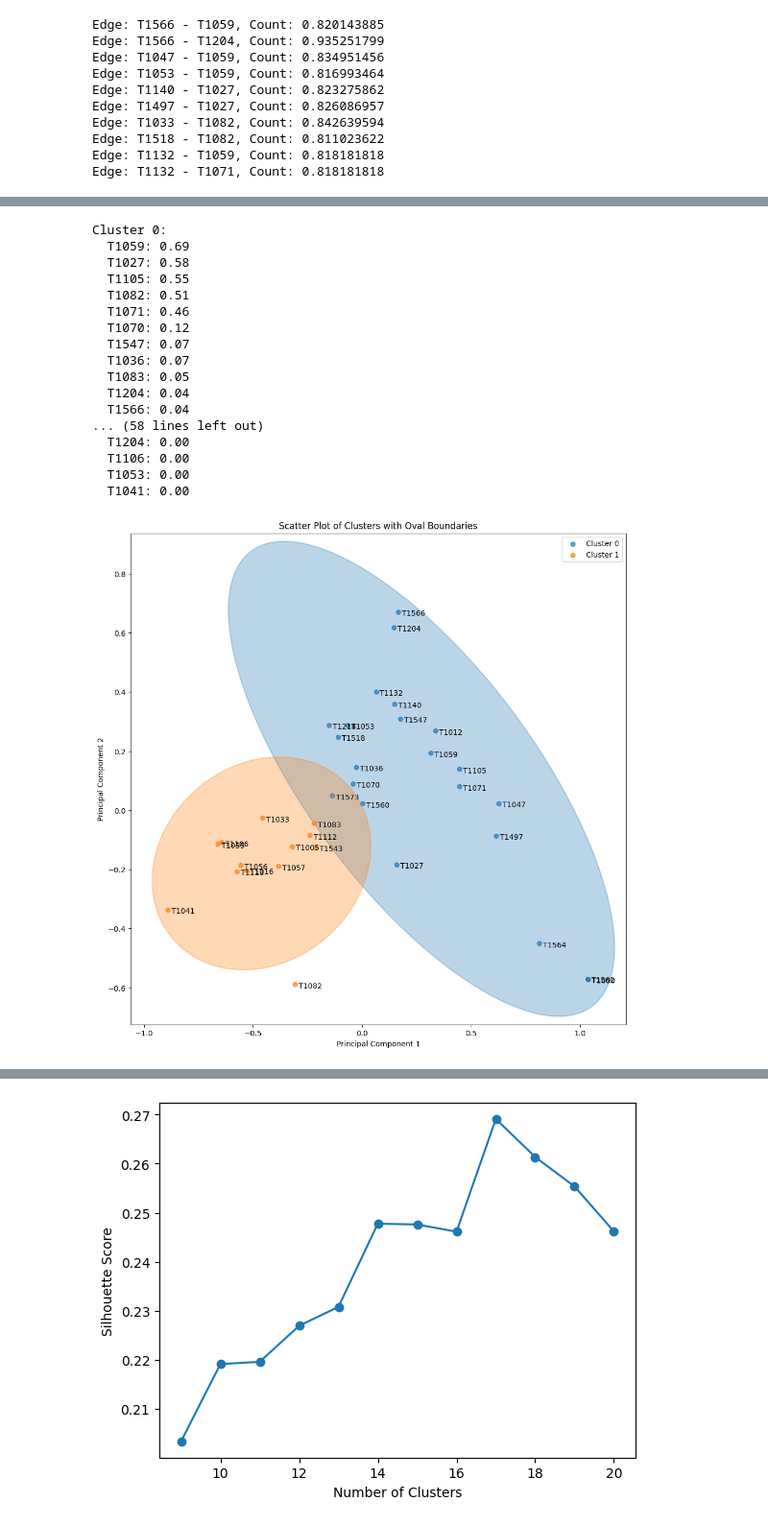
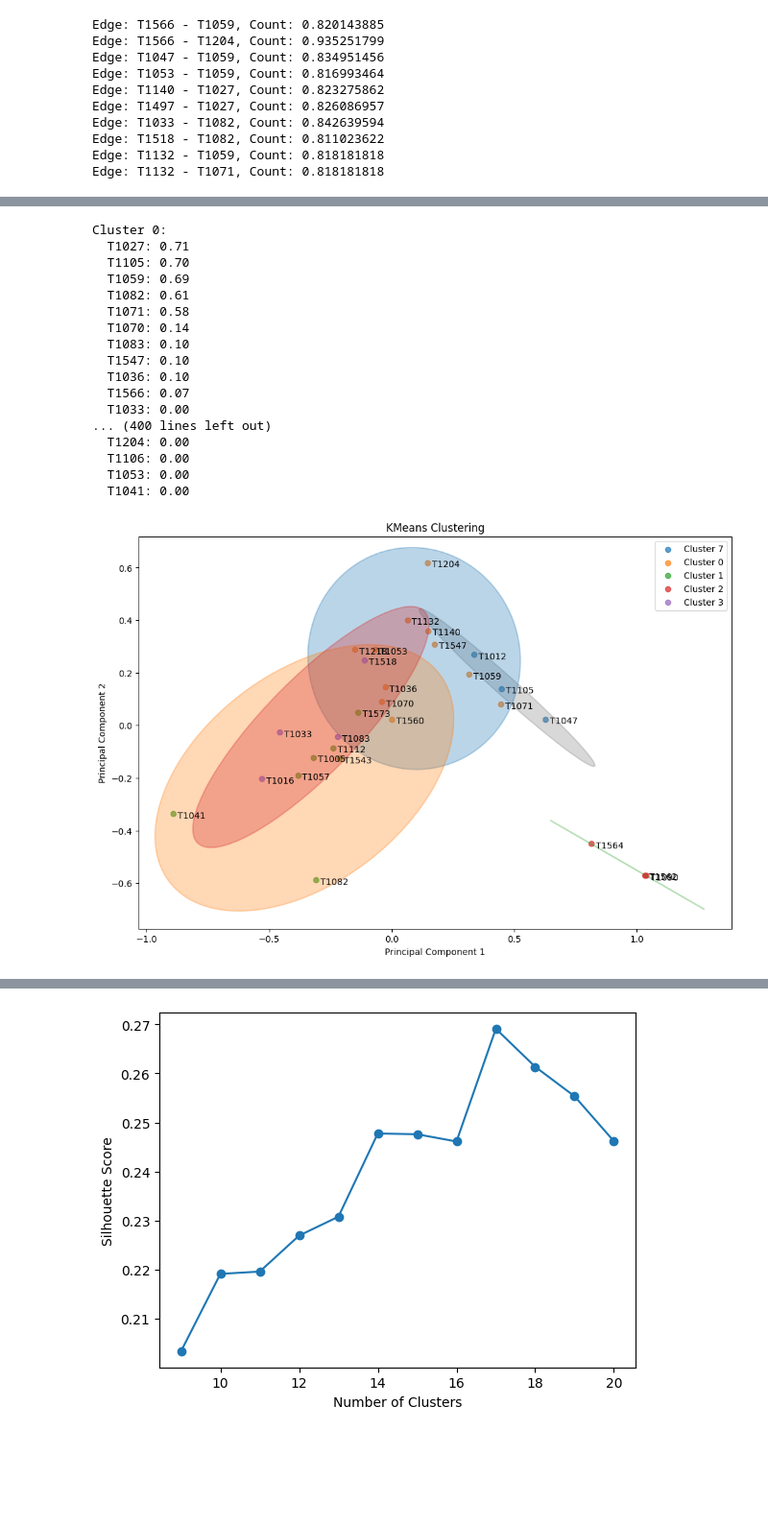
Before and after one commit to Manvi-Kaur/Exploring-Methods-of-Studying-Ransomware-Correlations, a Jupyter notebook: clustering_confidence.ipynb, the cells around one changed output, grey strips where cells are left out. Shown at 96% size. Drawn from its saved outputs; the diff is of its cells as text; code cells hidden in the pictures; blank space fills up the shorter version.

```diff
--- a/clustering_confidence.ipynb
+++ b/clustering_confidence.ipynb
@@ -88,5 +88,5 @@ plt.show()
 # %%
-kmeans = KMeans(n_clusters=2, random_state=42)  # You can choose the number of clusters
+kmeans = KMeans(n_clusters=11, random_state=42)  # You can choose the number of clusters
 kmeans.fit(df)
 df['KMeans_Cluster'] = kmeans.labels_
 
@@ -149,18 +149,18 @@ for cluster_id, cluster_data in cluster_summary.iterrows():
     print("\n")
 # %% [output]
 Cluster 0:
+  T1027: 0.71
+  T1105: 0.70
   T1059: 0.69
-  T1027: 0.58
-  T1105: 0.55
-  T1082: 0.51
-  T1071: 0.46
-  T1070: 0.12
-  T1547: 0.07
-  T1036: 0.07
-  T1083: 0.05
-  T1204: 0.04
-  T1566: 0.04
-... (58 lines left out)
+  T1082: 0.61
+  T1071: 0.58
+  T1070: 0.14
+  T1083: 0.10
+  T1547: 0.10
+  T1036: 0.10
+  T1566: 0.07
+  T1033: 0.00
+... (400 lines left out)
   T1204: 0.00
   T1106: 0.00
   T1053: 0.00
@@ -169,7 +169,7 @@ Cluster 0:
 # Perform PCA if necessary
 pca = PCA(n_components=2)
 principal_components = pca.fit_transform(df.drop('KMeans_Cluster', axis=1))
-plt.figure(figsize=(12, 12))
+plt.figure(figsize=(12, 8))
 handles, labels = [], []
 # Plot each cluster with oval boundaries
 for cluster_id in df['KMeans_Cluster'].unique():
@@ -190,35 +190,35 @@ for cluster_id in df['KMeans_Cluster'].unique():
     mean = np.mean(cluster_data, axis=0)
     cov_matrix = np.cov(cluster_data.T)
 
     # Compute ellipse parameters
     eigenvalues, eigenvectors = np.linalg.eigh(cov_matrix)
     angle = np.degrees(np.arctan2(*eigenvectors[:, 0][::-1]))
     width, height = 2 * np.sqrt(5.991 * eigenvalues)
 
     # Create ellipse
     ellipse = Ellipse(xy=mean, width=width, height=height, angle=angle, edgecolor=f'C{cluster_id}', facecolor=f'C{cluster_id}', alpha=0.3, linewidth=1.5)
 
     # Plot ellipse
     plt.gca().add_patch(ellipse)
 
     # Update handles and labels for legend if not already in
     if f'Cluster {cluster_id}' not in labels:
         handles.append(scatter)
         labels.append(f'Cluster {cluster_id}')
 
 # Add legend without repetitions
 plt.legend(handles, labels)
 
 # Add labels and title
 plt.xlabel('Principal Component 1')
 plt.ylabel('Principal Component 2')
-plt.title('Scatter Plot of Clusters with Oval Boundaries')
+plt.title('KMeans Clustering')
 
 # Show plot
 plt.show()
 df = df.drop('KMeans_Cluster', axis=1)
 # %% [output]
-[figure, old version]
+[figure, new version]
 # %%
 # Apply hierarchical clustering
 linkage = hierarchy.linkage(df, method='complete', metric='euclidean')
```
Also changed, not shown: parts of 6 cells of this notebook, 5 other files.
